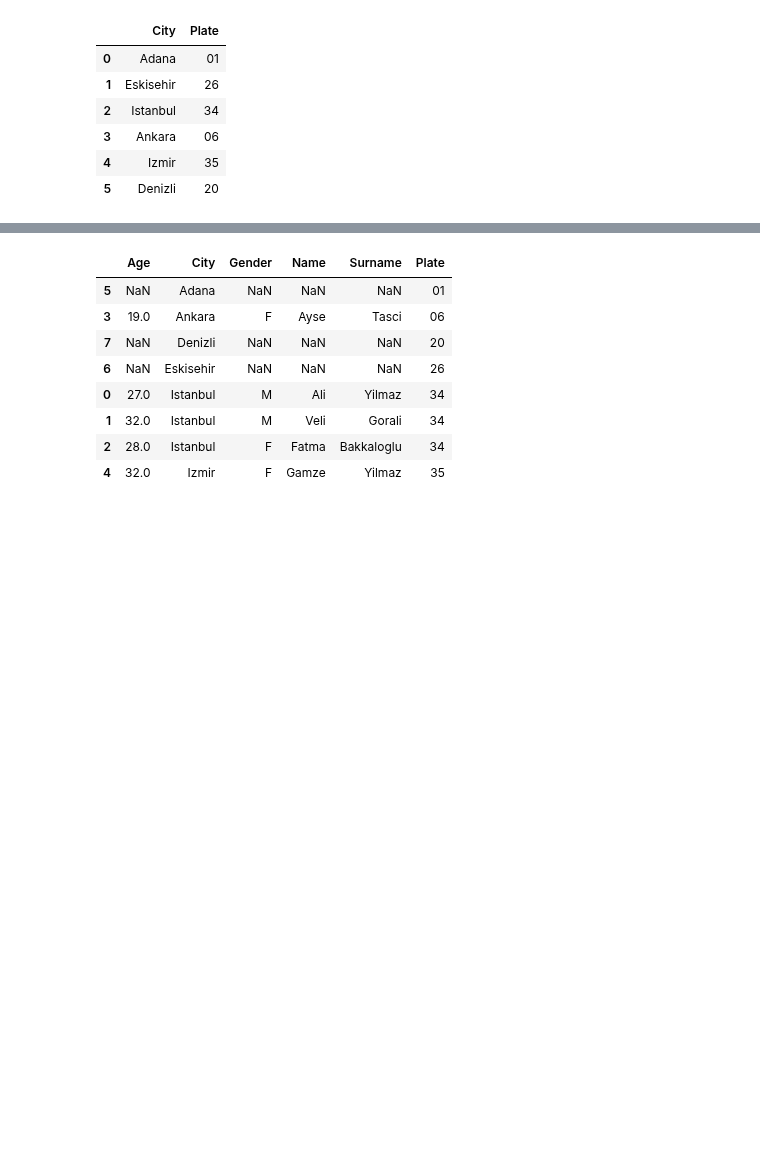
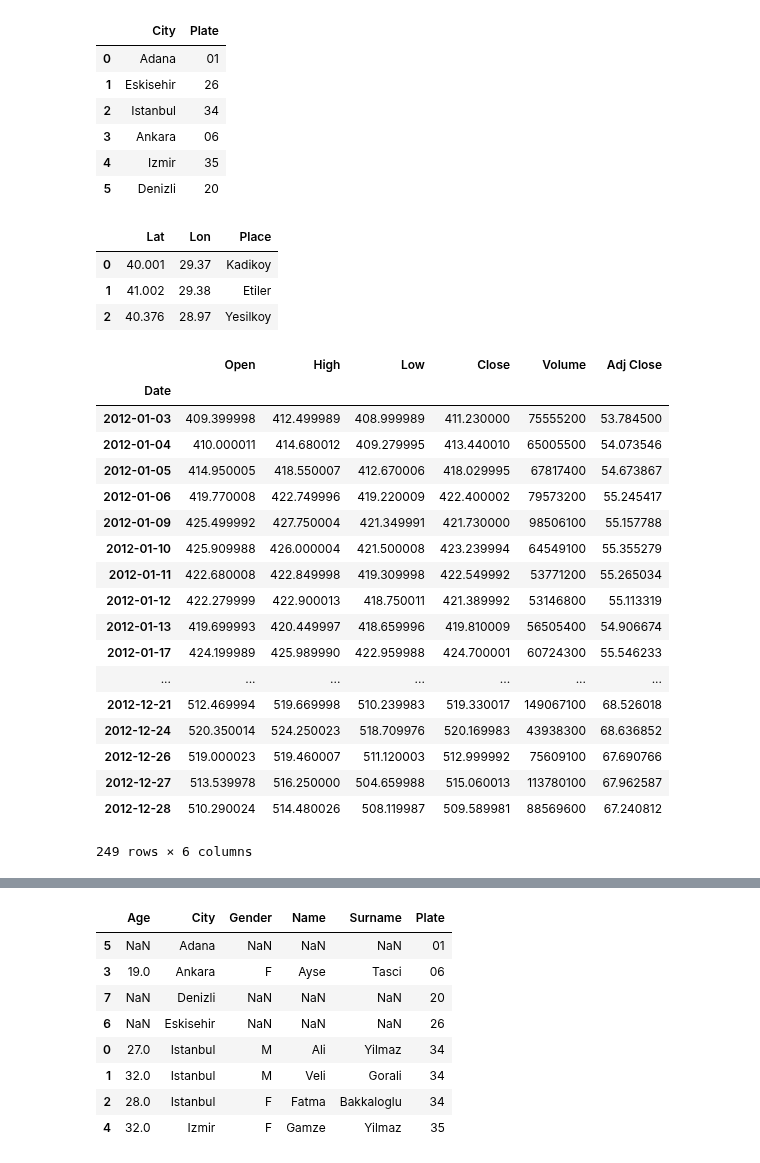
Before and after one commit to atcemgil/notes, a Jupyter notebook: fe588/Pandas Examples.ipynb, the cells around one changed output, grey strips where cells are left out. Drawn from its saved outputs; the diff is of its cells as text; code cells hidden in the pictures; blank space fills up the shorter version.

```diff
--- a/fe588/Pandas Examples.ipynb
+++ b/fe588/Pandas Examples.ipynb
@@ -65,3 +84,36 @@ df2
 | 3 | Ankara | 06 |
 | 4 | Izmir | 35 |
 | 5 | Denizli | 20 |
+# %%
+data = [('Kadikoy', 40.001, 29.37), ('Etiler', 41.002, 29.38), ('Yesilkoy', 40.376, 28.97) ]
+
+mahalle = pd.DataFrame(data, columns=['Place','Lat','Lon'])
+mahalle[['Lat','Lon','Place']]
+# %% [output]
+|  | Lat | Lon | Place |
+| 0 | 40.001 | 29.37 | Kadikoy |
+| 1 | 41.002 | 29.38 | Etiler |
+| 2 | 40.376 | 28.97 | Yesilkoy |
+# %%
+aapl = pd.read_csv("aapl.csv", index_col=0, parse_dates=True)
+aapl
+# %% [output]
+|  | Open | High | Low | Close | Volume | Adj Close |
+| Date |  |  |  |  |  |  |
+| 2012-01-03 | 409.399998 | 412.499989 | 408.999989 | 411.230000 | 75555200 | 53.784500 |
+| 2012-01-04 | 410.000011 | 414.680012 | 409.279995 | 413.440010 | 65005500 | 54.073546 |
+| 2012-01-05 | 414.950005 | 418.550007 | 412.670006 | 418.029995 | 67817400 | 54.673867 |
+| 2012-01-06 | 419.770008 | 422.749996 | 419.220009 | 422.400002 | 79573200 | 55.245417 |
+| 2012-01-09 | 425.499992 | 427.750004 | 421.349991 | 421.730000 | 98506100 | 55.157788 |
+| 2012-01-10 | 425.909988 | 426.000004 | 421.500008 | 423.239994 | 64549100 | 55.355279 |
+| 2012-01-11 | 422.680008 | 422.849998 | 419.309998 | 422.549992 | 53771200 | 55.265034 |
+| 2012-01-12 | 422.279999 | 422.900013 | 418.750011 | 421.389992 | 53146800 | 55.113319 |
+| 2012-01-13 | 419.699993 | 420.449997 | 418.659996 | 419.810009 | 56505400 | 54.906674 |
+| 2012-01-17 | 424.199989 | 425.989990 | 422.959988 | 424.700001 | 60724300 | 55.546233 |
+| ... | ... | ... | ... | ... | ... | ... |
+| 2012-12-21 | 512.469994 | 519.669998 | 510.239983 | 519.330017 | 149067100 | 68.526018 |
+| 2012-12-24 | 520.350014 | 524.250023 | 518.709976 | 520.169983 | 43938300 | 68.636852 |
+| 2012-12-26 | 519.000023 | 519.460007 | 511.120003 | 512.999992 | 75609100 | 67.690766 |
+| 2012-12-27 | 513.539978 | 516.250000 | 504.659988 | 515.060013 | 113780100 | 67.962587 |
+| 2012-12-28 | 510.290024 | 514.480026 | 508.119987 | 509.589981 | 88569600 | 67.240812 |
+249 rows × 6 columns
```
Also changed, not shown: parts of 5 cells of this notebook, 4 other files.
